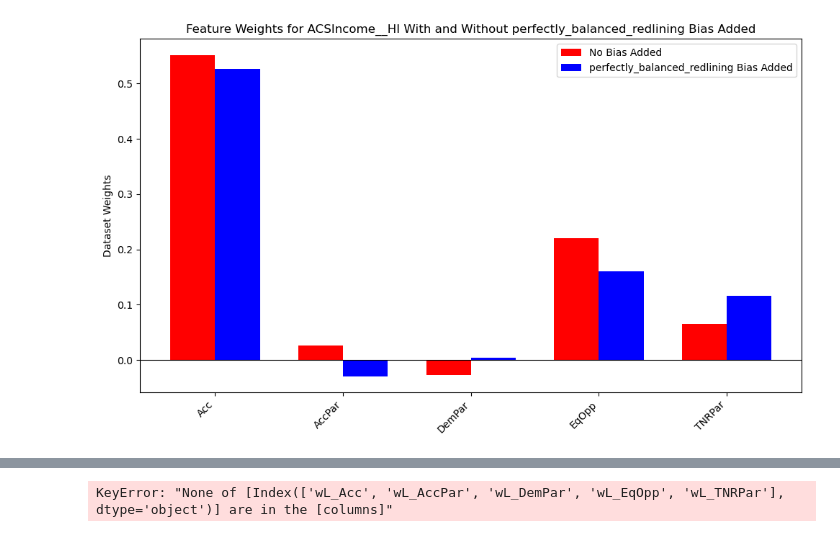
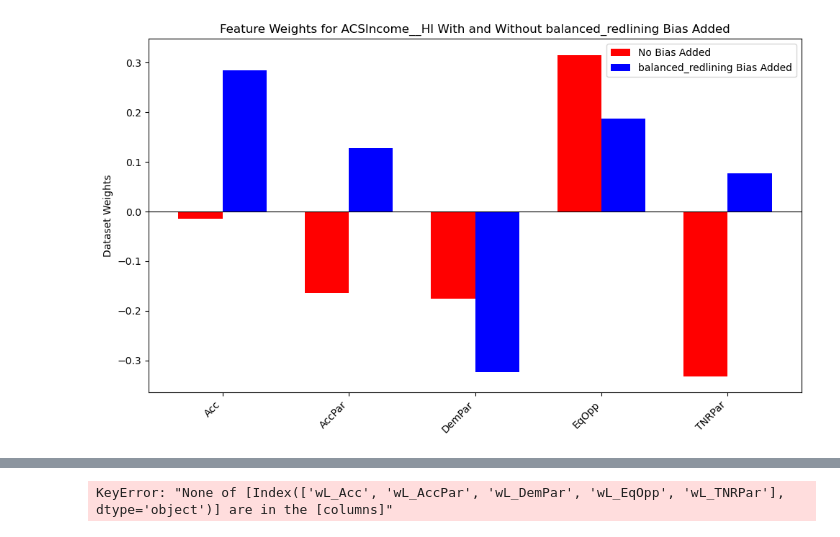
Before and after one commit to CharlesCDietzel/Fair-IRL, a Jupyter notebook: experiments/irl/Fair IRL Biased Demonstrations Plotting.ipynb, the cells around one changed output, grey strips where cells are left out. Saved outputs shown, nothing was run; the diff lists cells and outputs as text; code cells hidden in the pictures.

```diff
--- a/experiments/irl/Fair IRL Biased Demonstrations Plotting.ipynb
+++ b/experiments/irl/Fair IRL Biased Demonstrations Plotting.ipynb
@@ -370,7 +370,7 @@ biased_types = ("balanced_redlining",)
 # biased_types = ("threshold_swapping",)
 
 unadjusted_weights = ()
-adjusted_weights = (("mul_negative_weights", 0.4),)
+adjusted_weights = (("mul_negative_weights", 0.0),)
 # adjusted_weights = ()
 
 
@@ -418,7 +418,7 @@ df1 = diff_metric_df
 data_config_list = []  # (Metric Prefix, Metrix Suffix, bias types, weight adjustments)
 # data_config_list.append(("muE_", "_mean", biased_types, unadjusted_weights)) # Biased Demo FE
 data_config_list.append(
-    ("muE_dataset_", "_mean", unbiased_types, unadjusted_weights)
+    ("muE_test_unbiased_", "_mean", unbiased_types, unadjusted_weights)
 )  # Raw Data FE
 measurable_metrics = [
     "Acc",
@@ -637,8 +637,8 @@ for dataset, raw_dataset_weights in zip(all_datasets, raw_dataset_weights_list):
 selected_expert = "OptAcc"
 
 # biased_type = ("unbalanced_redlining",)
-# biased_type = ("balanced_redlining",)
-biased_type = ("perfectly_balanced_redlining",)
+biased_type = ("balanced_redlining",)
+# biased_type = ("perfectly_balanced_redlining",)
 
 unadjusted_weights = ()
 
@@ -701,8 +701,8 @@ selected_expert = "OptAcc"
 unbiased_type = ()
 
 # biased_type = ("unbalanced_redlining",)
-# biased_type = ("balanced_redlining",)
-biased_type = ("perfectly_balanced_redlining",)
+biased_type = ("balanced_redlining",)
+# biased_type = ("perfectly_balanced_redlining",)
 
 all_datasets = [
     "COMPAS",
@@ -785,4 +785,4 @@ for dataset, (unbiased, biased) in dataset_results.items():
-[figure, old version]
+[figure, new version]
 # %%
 # Visualize what happens to the feature expectations throughout the training process if you fully zero the negative weights for each dataset. Show that if you just zero the negative weights, you get something where the feature expectations dont match what the expert originally was attempting
 # feature expectations of the dataset with no bias
```
Also changed, not shown: parts of 7 cells of this notebook, 4 other files.
